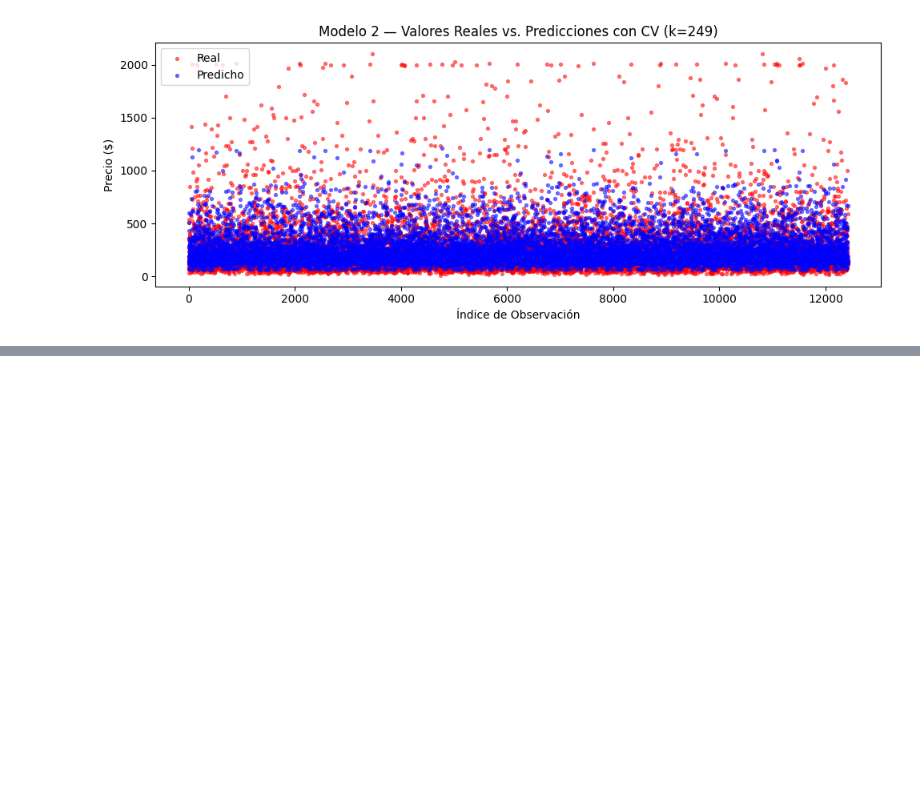
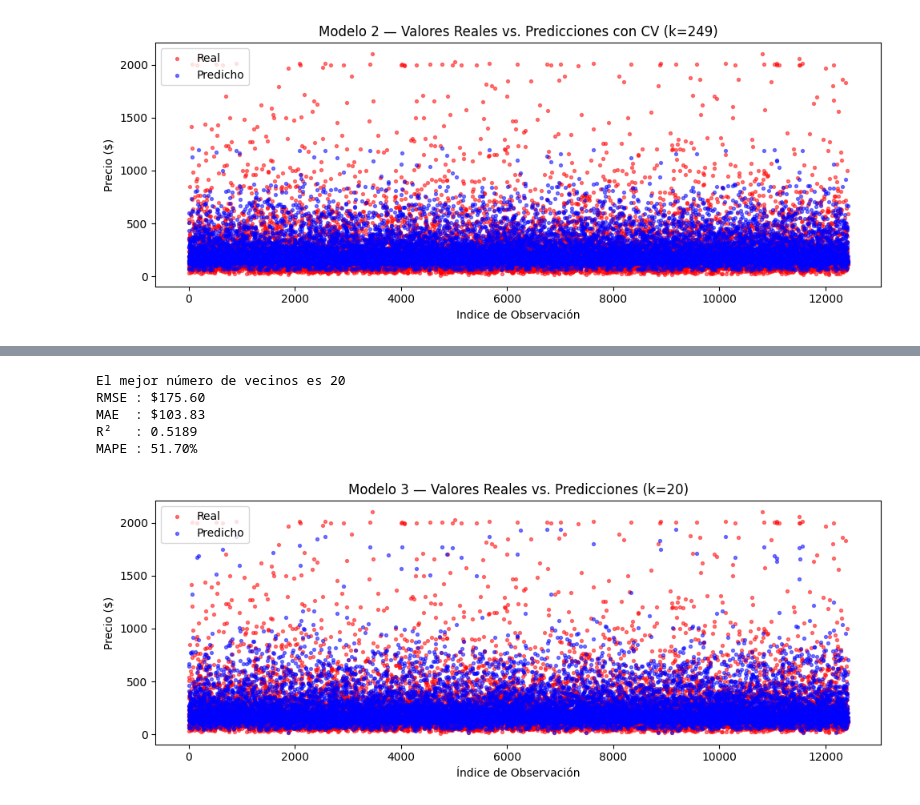
Before and after one commit to VirusMauri1/Lab6KNN, a Jupyter notebook: lab6mine.ipynb, the cells around one changed output, grey strips where cells are left out. Drawn from its saved outputs; the diff is of its cells as text; code cells hidden in the pictures; blank space fills up the shorter version.

```diff
--- a/lab6mine.ipynb
+++ b/lab6mine.ipynb
@@ -183,0 +216,34 @@ plt.show()
+# %%
+pred3_reg = modelo3_reg.predict(Xte)
+
+rmse3 = np.sqrt(mean_squared_error(yr_test, pred3_reg))
+mae3  = mean_absolute_error(yr_test, pred3_reg)
+r2_3  = r2_score(yr_test, pred3_reg)
+mape3 = np.mean(np.abs((yr_test - pred3_reg) / yr_test)) * 100
+
+print(f'El mejor número de vecinos es {mejor_k_reg}')
+print(f'RMSE : ${rmse3:.2f}')
+print(f'MAE  : ${mae3:.2f}')
+print(f'R²   : {r2_3:.4f}')
+print(f'MAPE : {mape3:.2f}%')
+# %% [output]
+El mejor número de vecinos es 20
+RMSE : $175.60
+MAE  : $103.83
+R²   : 0.5189
+MAPE : 51.70%
+# %%
+df3 = pd.DataFrame({'Indice': range(len(yr_test)),
+                    'Real': yr_test, 'Predicho': pred3_reg})
+
+plt.figure(figsize=(10, 4))
+plt.scatter(df3['Indice'], df3['Real'],     color='red',  s=8, alpha=0.5, label='Real')
+plt.scatter(df3['Indice'], df3['Predicho'], color='blue', s=8, alpha=0.5, label='Predicho')
+plt.title(f'Modelo 3 — Valores Reales vs. Predicciones (k={mejor_k_reg})')
+plt.xlabel('Índice de Observación')
+plt.ylabel('Precio ($)')
+plt.legend()
+plt.tight_layout()
+plt.show()
+# %% [output]
+[figure, added]
```
Also changed, not shown: parts of 7 cells of this notebook.
